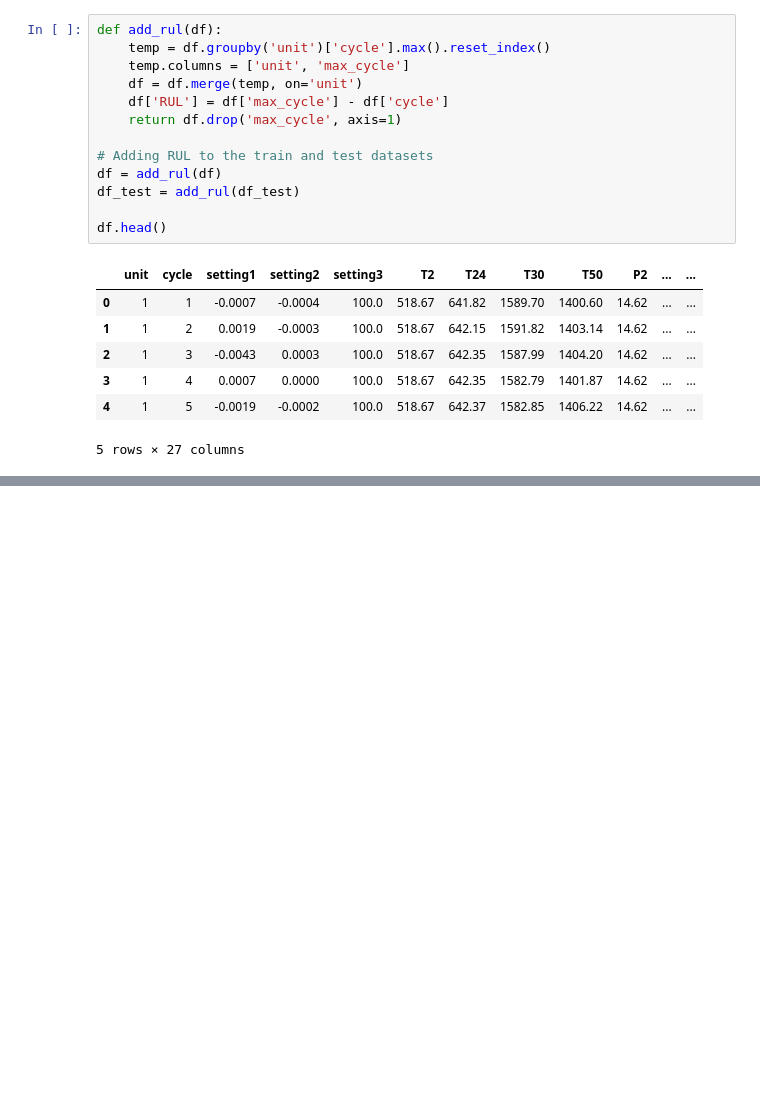
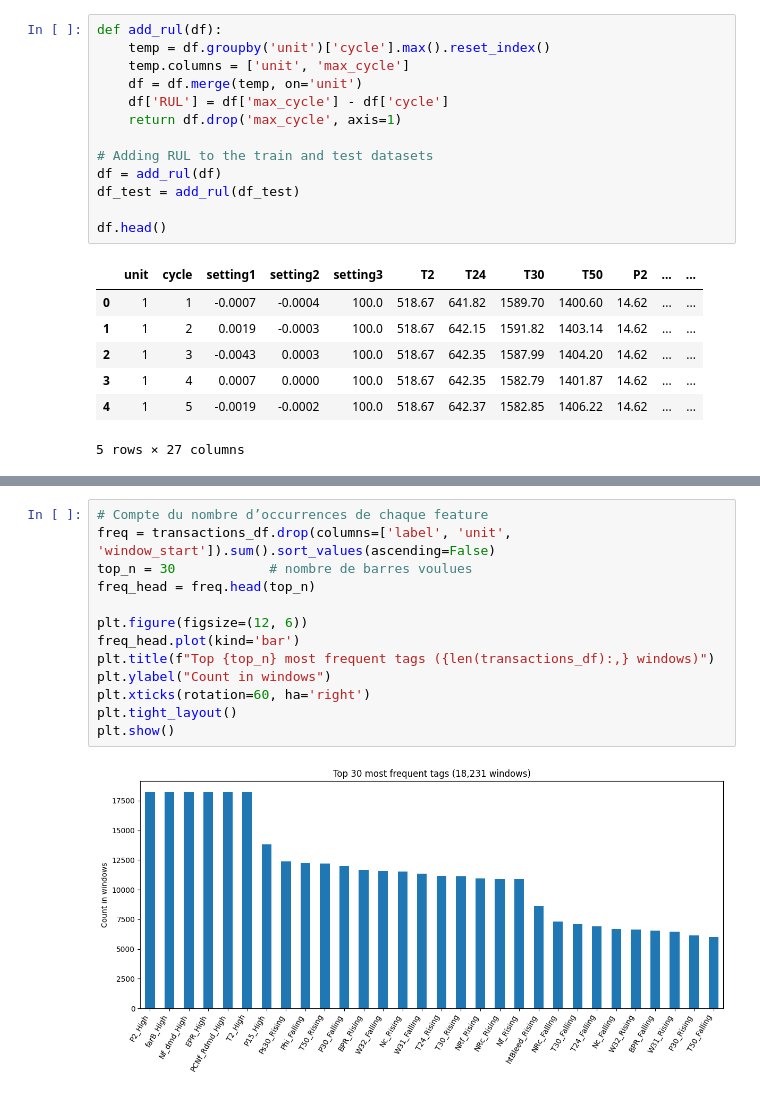
Before and after one commit to Samuel-Chapuis/Naive_Association_mining_on_Turbofan_Degradation, a Jupyter notebook: analysis.ipynb, the cells around one changed output, grey strips where cells are left out. Drawn from its saved outputs; the diff is of its cells as text; blank space fills up the shorter version.

Commit message:
feat(analysis): adding the data cleaning and visualisation part

```diff
--- a/analysis.ipynb
+++ b/analysis.ipynb
@@ -83,0 +163,15 @@ df.head()
+# %%
+# Compte du nombre d’occurrences de chaque feature
+freq = transactions_df.drop(columns=['label', 'unit', 'window_start']).sum().sort_values(ascending=False)
+top_n = 30            # nombre de barres voulues
+freq_head = freq.head(top_n)
+
+plt.figure(figsize=(12, 6))
+freq_head.plot(kind='bar')
+plt.title(f"Top {top_n} most frequent tags ({len(transactions_df):,} windows)")
+plt.ylabel("Count in windows")
+plt.xticks(rotation=60, ha='right')
+plt.tight_layout()
+plt.show()
+# %% [output]
+[figure, added]
```
Also changed, not shown: parts of 7 cells of this notebook.
